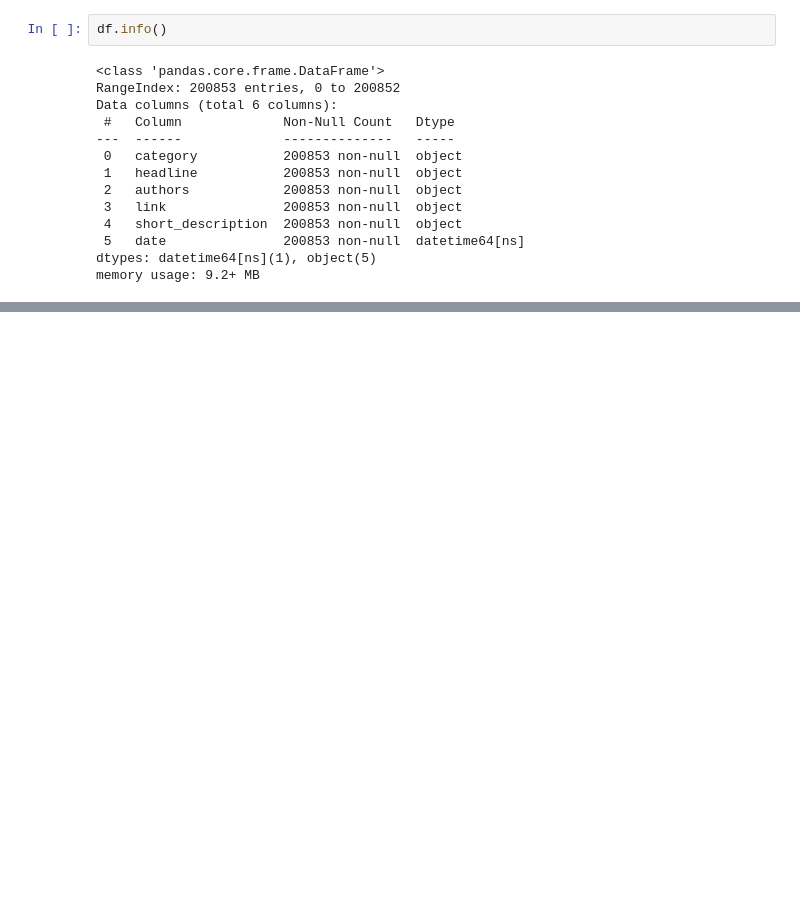
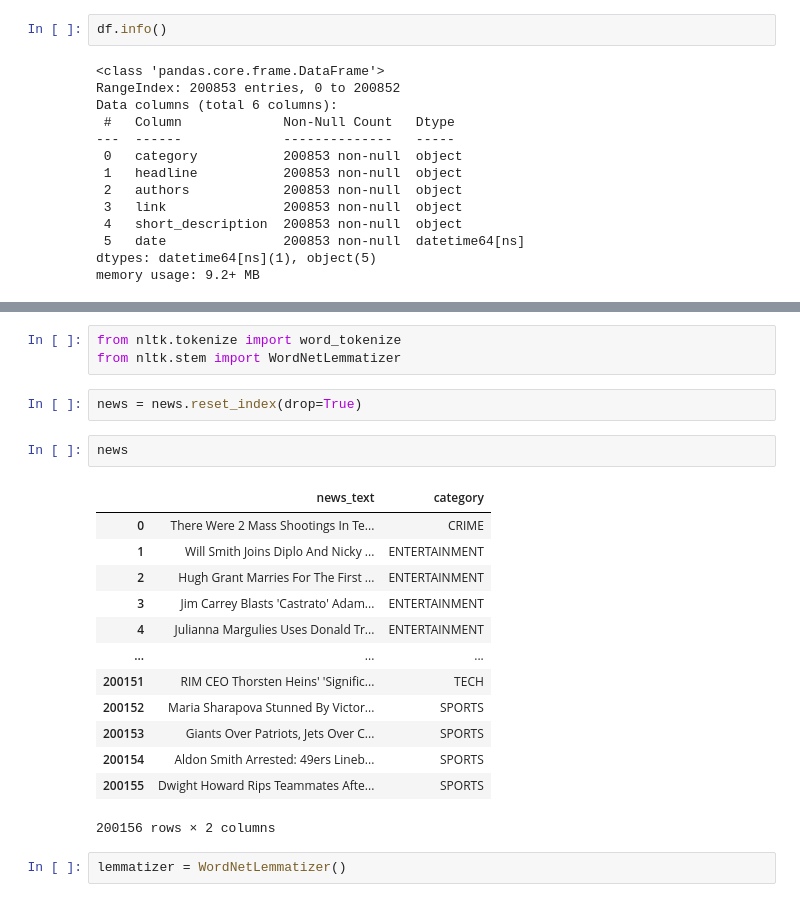
Before and after one commit to ignatovskiy/Data_Satanism, a Jupyter notebook: lab1_nlp/Lab1_nlp.ipynb, the cells around one changed output, grey strips where cells are left out. Cells and saved outputs as stored; diff of their text form; blank space fills up the shorter version.

```diff
--- a/lab1_nlp/Lab1_nlp.ipynb
+++ b/lab1_nlp/Lab1_nlp.ipynb
@@ -51,0 +171,23 @@ memory usage: 9.2+ MB
+# %%
+from nltk.tokenize import word_tokenize
+from nltk.stem import WordNetLemmatizer
+# %%
+news = news.reset_index(drop=True)
+# %%
+news
+# %% [output]
+|  | news_text | category |
+| 0 | There Were 2 Mass Shootings In Te... | CRIME |
+| 1 | Will Smith Joins Diplo And Nicky ... | ENTERTAINMENT |
+| 2 | Hugh Grant Marries For The First ... | ENTERTAINMENT |
+| 3 | Jim Carrey Blasts 'Castrato' Adam... | ENTERTAINMENT |
+| 4 | Julianna Margulies Uses Donald Tr... | ENTERTAINMENT |
+| ... | ... | ... |
+| 200151 | RIM CEO Thorsten Heins' 'Signific... | TECH |
+| 200152 | Maria Sharapova Stunned By Victor... | SPORTS |
+| 200153 | Giants Over Patriots, Jets Over C... | SPORTS |
+| 200154 | Aldon Smith Arrested: 49ers Lineb... | SPORTS |
+| 200155 | Dwight Howard Rips Teammates Afte... | SPORTS |
+200156 rows × 2 columns
+# %%
+lemmatizer = WordNetLemmatizer()
```
Also changed, not shown: parts of 37 cells of this notebook.
